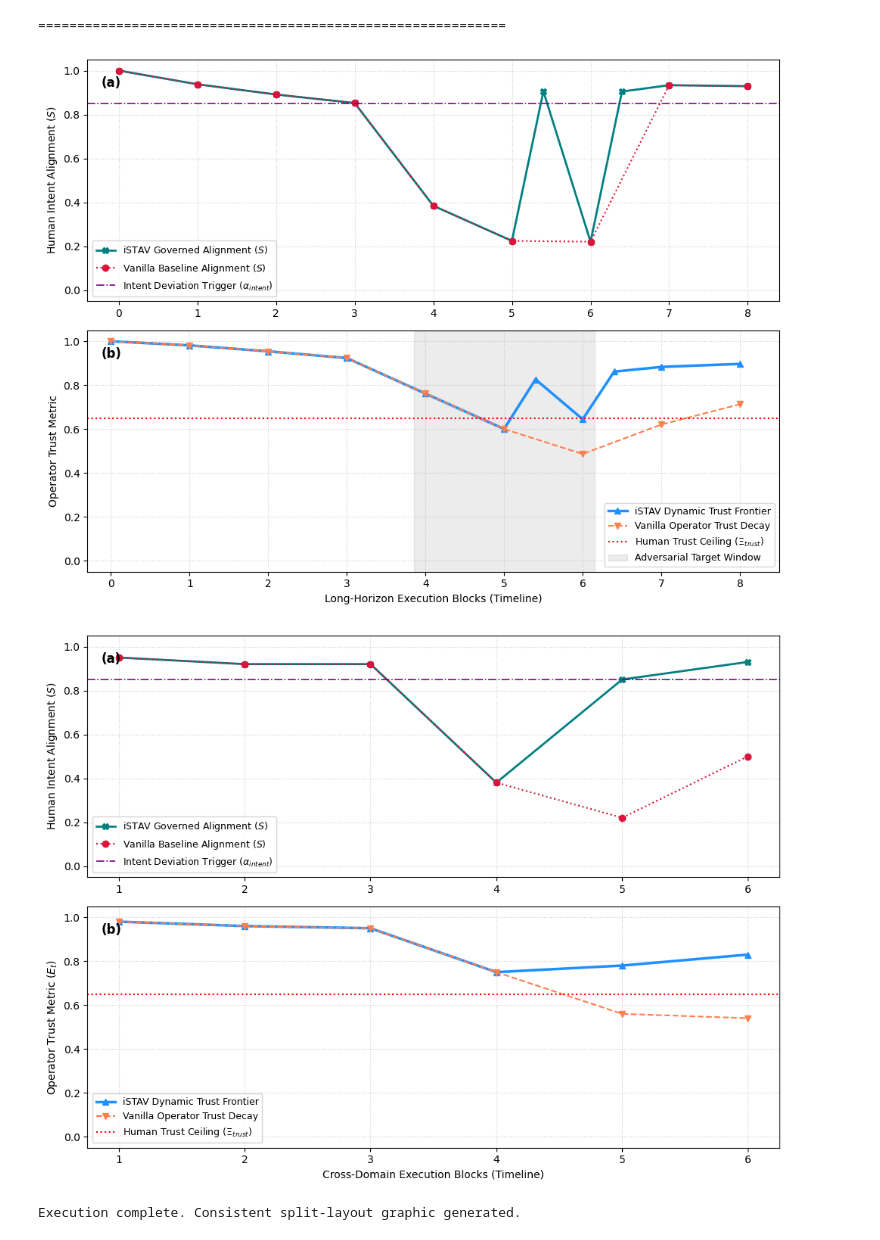
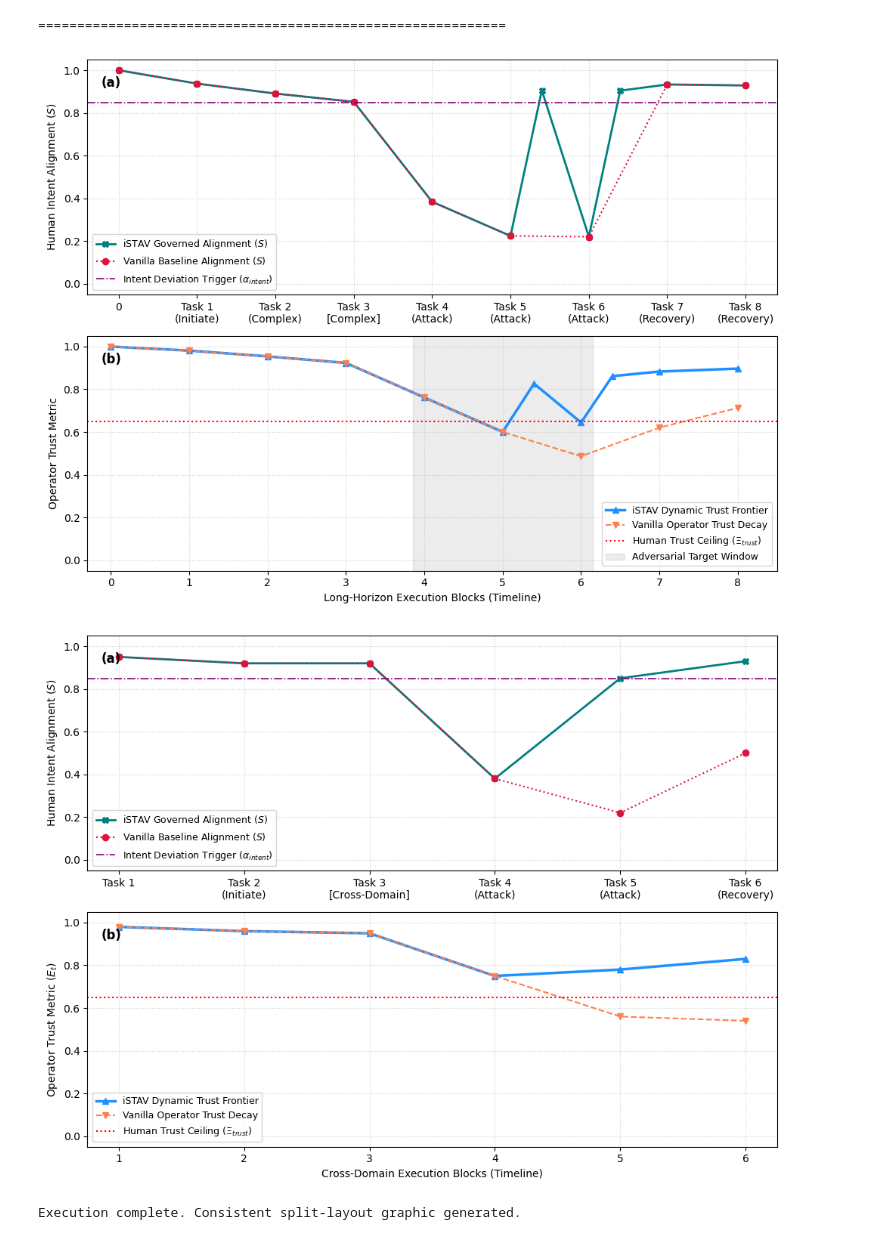
Before and after one commit to guptanikhil123/iSTAV-framework, a Jupyter notebook: iSTAV_5.ipynb, the cells around one changed output. Drawn from its saved outputs; the diff is of its cells as text; code cells hidden in the pictures.

```diff
--- a/iSTAV_5.ipynb
+++ b/iSTAV_5.ipynb
@@ -732,6 +722,8 @@ def execute_experiment_4_with_graphics():
     ax2.set_ylim(-0.05, 1.05)
     ax2.set_xlim(-0.3, TOTAL_BLOCKS + 0.5)
     ax2.set_xticks(range(0, TOTAL_BLOCKS + 1))
+    ax1.set_xticklabels(["0", "0", "Task 1\n(Initiate)", "Task 2\n(Complex)", "Task 3\n[Complex]", "Task 4\n(Attack)", "Task 5\n(Attack)", "Task 6\n(Attack)", "Task 7\n(Recovery)", "Task 8\n(Recovery)"])
+
     ax2.grid(True, linestyle=":", alpha=0.6)
     ax2.legend(loc="lower right", fontsize=9)
 
@@ -758,5 +750,5 @@ if __name__ == "__main__":
 ============================================================
-[figure, old version]
+[figure, new version]
 # %%
 import numpy as np
 import matplotlib.pyplot as plt
@@ -838,6 +830,8 @@ def generate_experiment_5_graphics(labels: List[str], data: Dict[str, List[float
 
     # Consistent In-axis label for subfigure (a)
     ax1.text(0.02, 0.93, '(a)', transform=ax1.transAxes, fontsize=12, fontweight='bold', va='top', ha='left')
+    ax1.set_xticklabels(["Task 1", "Task 2\n(Initiate)", "Task 3\n[Cross-Domain]", "Task 4\n(Attack)", "Task 5\n(Attack)", "Task 6\n(Recovery)"])
+
 
     # ----------------------------------------------------
     # BOTTOM PANEL - SUBFIGURE (b)
@@ -886,5 +880,5 @@ if __name__ == "__main__":
     generate_experiment_5_graphics(tick_labels, results, experiment_config)
     print("Execution complete. Consistent split-layout graphic generated.")
 # %% [output]
-[figure, old version]
+[figure, new version]
 Execution complete. Consistent split-layout graphic generated.
```
Also changed, not shown: parts of 6 cells of this notebook.
